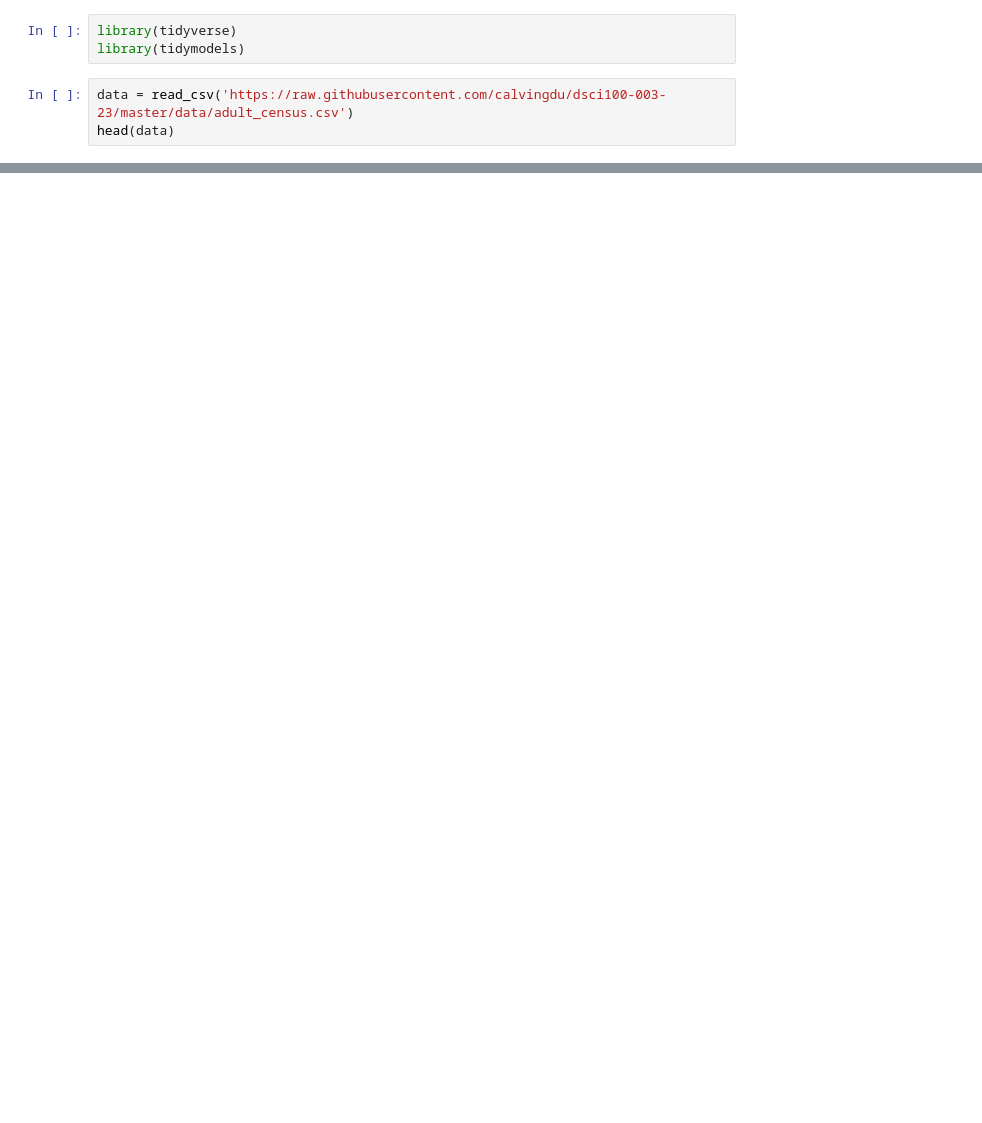
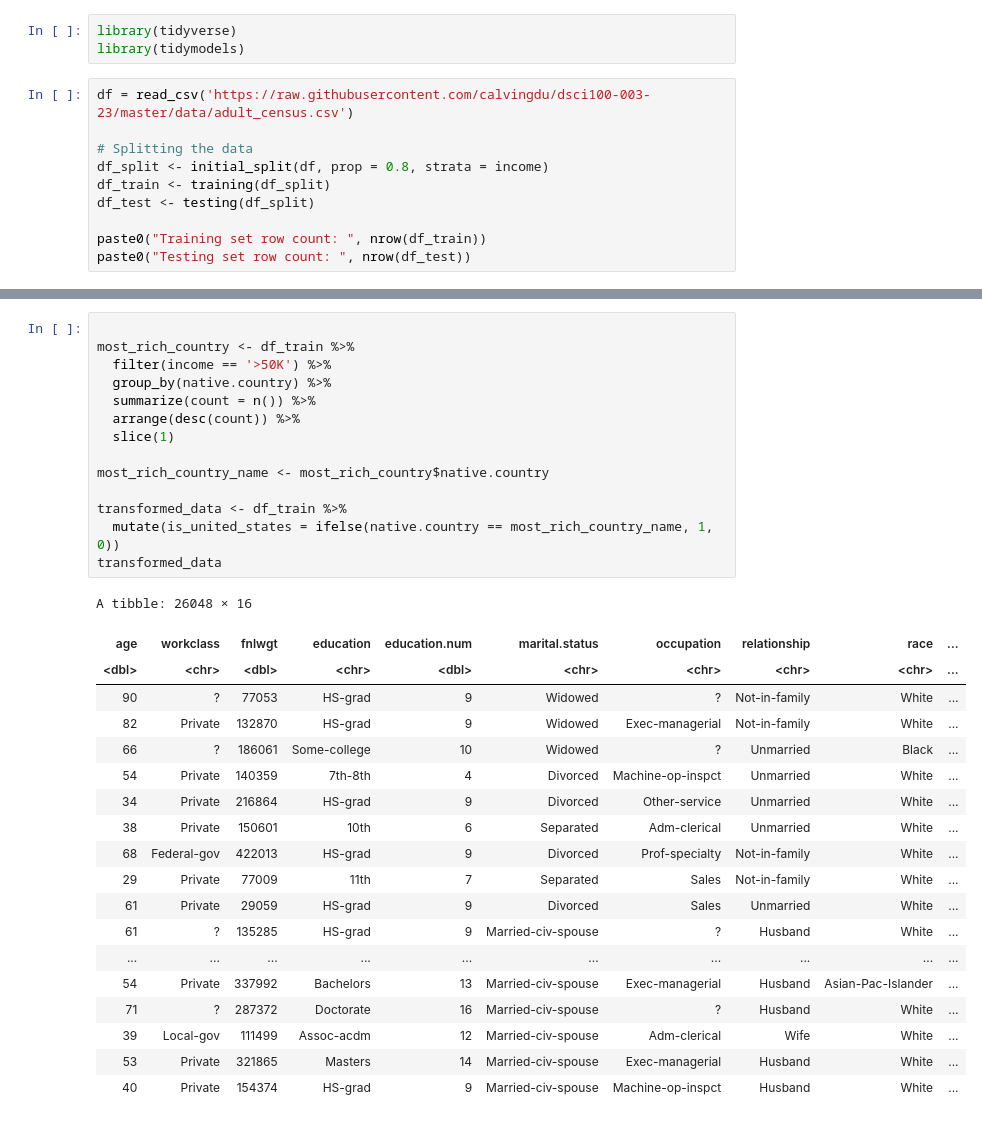
Before and after one commit to calvingdu/dsci100-003-23, a Jupyter notebook: src/proposal.ipynb, the cells around one changed output, grey strips where cells are left out. Cells and saved outputs as stored; diff of their text form; blank space fills up the shorter version.

```diff
--- a/src/proposal.ipynb
+++ b/src/proposal.ipynb
@@ -4,8 +18,15 @@ Data is from: https://www.kaggle.com/datasets/uciml/adult-census-income
 library(tidyverse)
 library(tidymodels)
 # %%
-data = read_csv('https://raw.githubusercontent.com/calvingdu/dsci100-003-23/master/data/adult_census.csv')
-head(data)
+df = read_csv('https://raw.githubusercontent.com/calvingdu/dsci100-003-23/master/data/adult_census.csv')
+
+# Splitting the data
+df_split <- initial_split(df, prop = 0.8, strata = income)
+df_train <- training(df_split)
+df_test <- testing(df_split)
+
+paste0("Training set row count: ", nrow(df_train))
+paste0("Testing set row count: ", nrow(df_test))
 # %% [output]
 Rows: 32561 Columns: 15
 -- Column specification --------------------------------------------------------
@@ -26,0 +108,34 @@ A tibble: 6 × 15
+# %%
+
+most_rich_country <- df_train %>%
+  filter(income == '>50K') %>%
+  group_by(native.country) %>%
+  summarize(count = n()) %>%
+  arrange(desc(count)) %>%
+  slice(1)
+
+most_rich_country_name <- most_rich_country$native.country
+
+transformed_data <- df_train %>%
+  mutate(is_united_states = ifelse(native.country == most_rich_country_name, 1, 0))
+transformed_data
+# %% [output]
+A tibble: 26048 × 16
+| age | workclass | fnlwgt | education | education.num | marital.status | occupation | relationship | race | ... |
+| <dbl> | <chr> | <dbl> | <chr> | <dbl> | <chr> | <chr> | <chr> | <chr> | ... |
+| 90 | ? | 77053 | HS-grad | 9 | Widowed | ? | Not-in-family | White | ... |
+| 82 | Private | 132870 | HS-grad | 9 | Widowed | Exec-managerial | Not-in-family | White | ... |
+| 66 | ? | 186061 | Some-college | 10 | Widowed | ? | Unmarried | Black | ... |
+| 54 | Private | 140359 | 7th-8th | 4 | Divorced | Machine-op-inspct | Unmarried | White | ... |
+| 34 | Private | 216864 | HS-grad | 9 | Divorced | Other-service | Unmarried | White | ... |
+| 38 | Private | 150601 | 10th | 6 | Separated | Adm-clerical | Unmarried | White | ... |
+| 68 | Federal-gov | 422013 | HS-grad | 9 | Divorced | Prof-specialty | Not-in-family | White | ... |
+| 29 | Private | 77009 | 11th | 7 | Separated | Sales | Not-in-family | White | ... |
+| 61 | Private | 29059 | HS-grad | 9 | Divorced | Sales | Unmarried | White | ... |
+| 61 | ? | 135285 | HS-grad | 9 | Married-civ-spouse | ? | Husband | White | ... |
+| ... | ... | ... | ... | ... | ... | ... | ... | ... | ... |
+| 54 | Private | 337992 | Bachelors | 13 | Married-civ-spouse | Exec-managerial | Husband | Asian-Pac-Islander | ... |
+| 71 | ? | 287372 | Doctorate | 16 | Married-civ-spouse | ? | Husband | White | ... |
+| 39 | Local-gov | 111499 | Assoc-acdm | 12 | Married-civ-spouse | Adm-clerical | Wife | White | ... |
+| 53 | Private | 321865 | Masters | 14 | Married-civ-spouse | Exec-managerial | Husband | White | ... |
+| 40 | Private | 154374 | HS-grad | 9 | Married-civ-spouse | Machine-op-inspct | Husband | White | ... |
```
Also changed, not shown: parts of 10 cells of this notebook.
